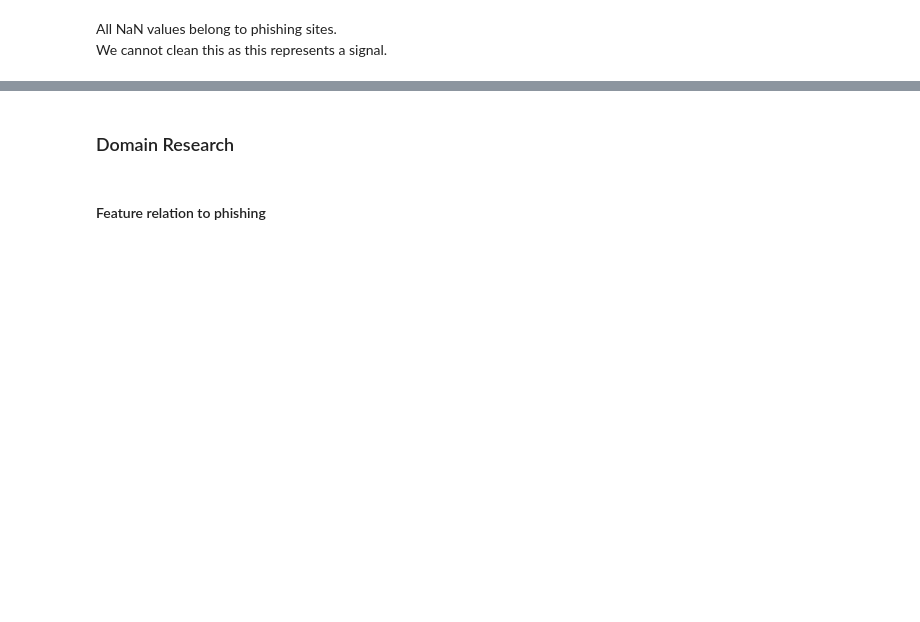
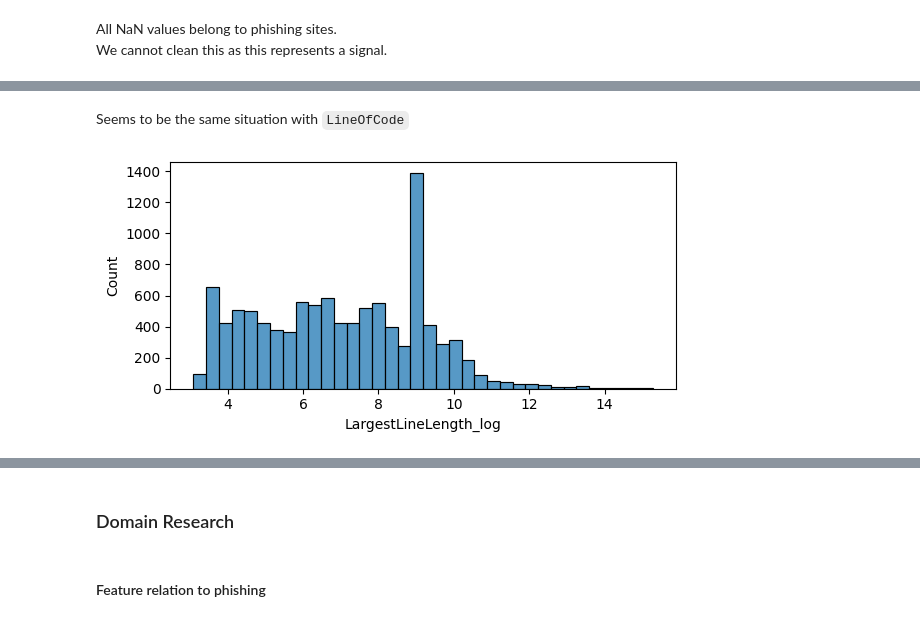
Before and after one commit to CatoYang/AIAP-Assessments, a Jupyter notebook: AIAP22 EDA.ipynb, the cells around one changed output, grey strips where cells are left out. Cells and saved outputs as stored; diff of their text form; code cells hidden in the pictures; blank space fills up the shorter version.

```diff
--- a/AIAP22 EDA.ipynb
+++ b/AIAP22 EDA.ipynb
@@ -455,0 +477,16 @@ We cannot clean this as this represents a signal.
+# %% [markdown]
+Seems to be the same situation with `LineOfCode`
+# %%
+# Log scaling
+df_data['LargestLineLength_log'] = np.log(df_data['LargestLineLength'])
+# %%
+# We dont need the original data (raw data is still preserved)
+df_data.drop(columns=['LargestLineLength'], inplace=True)
+# %%
+# Displaying a simple plot
+plt.figure(figsize=(6, 3))
+sns.histplot(x=df_data['LargestLineLength_log'])
+plt.tight_layout()
+plt.show()
+# %% [output]
+[figure, added]
```
Also changed, not shown: parts of 84 cells of this notebook.
